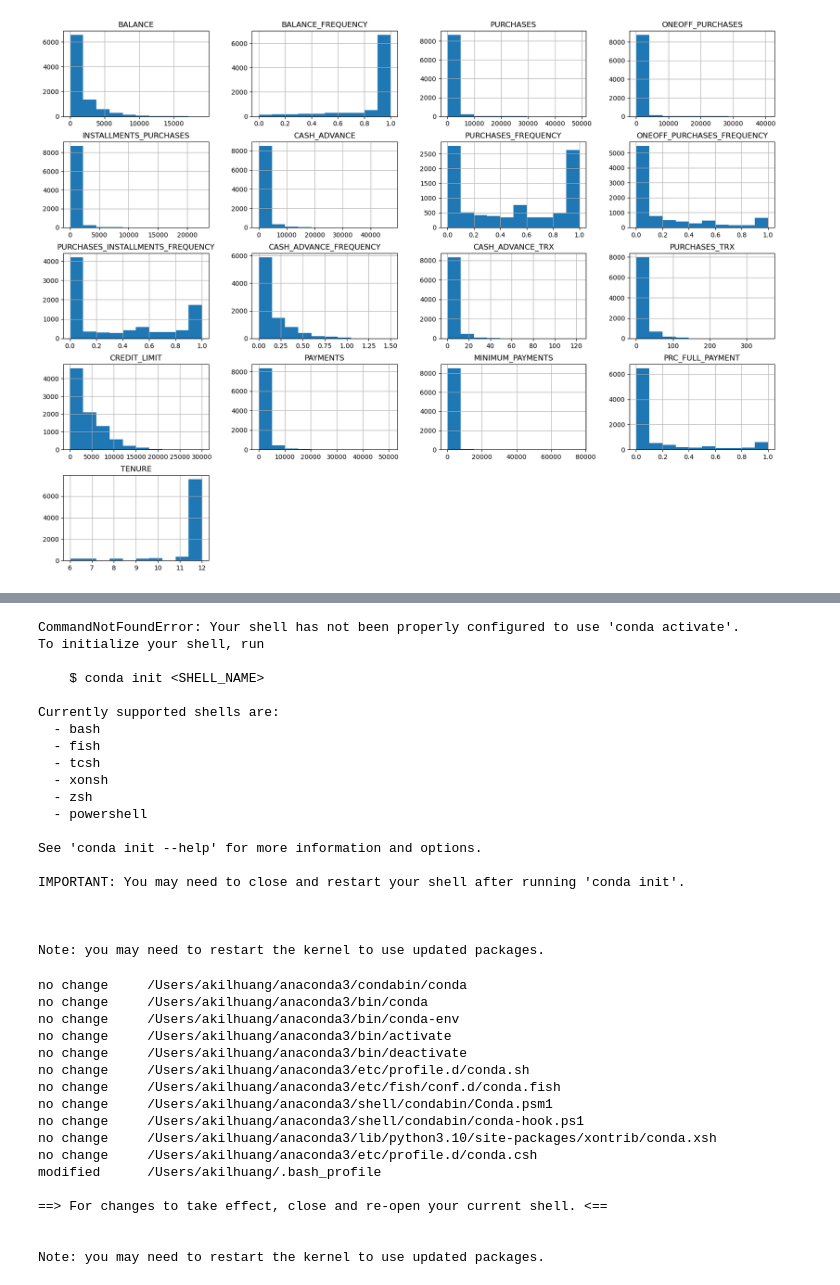
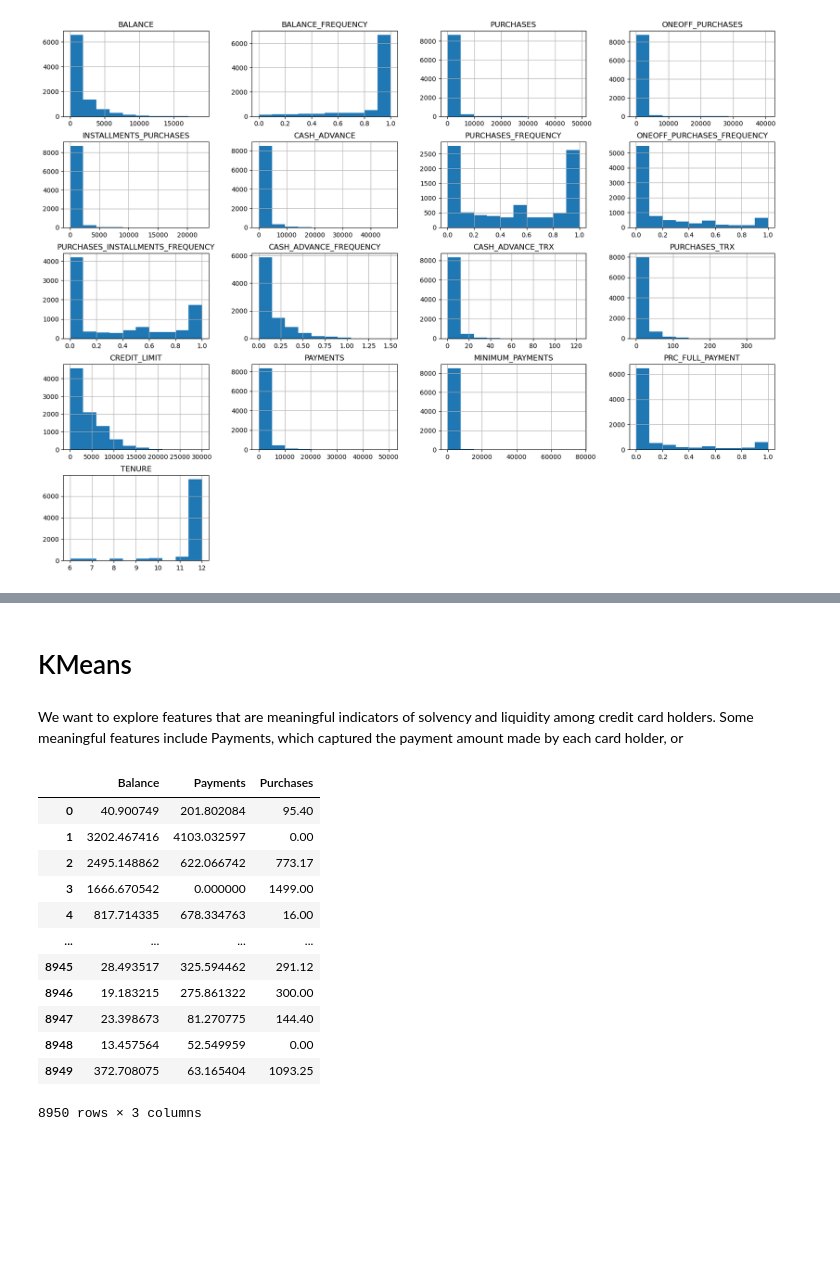
Before and after one commit to akil-h/CC_Clustering, a Jupyter notebook: script.ipynb, the cells around one changed output, grey strips where cells are left out. Saved outputs shown, nothing was run; the diff lists cells and outputs as text; code cells hidden in the pictures; blank space fills up the shorter version.

```diff
--- a/script.ipynb
+++ b/script.ipynb
@@ -146,23 +121,0 @@ Note: you may need to restart the kernel to use updated packages.
-# %%
-conda activate pycaret_env
-# %% [output]
-CommandNotFoundError: Your shell has not been properly configured to use 'conda activate'.
-To initialize your shell, run
-
-    $ conda init <SHELL_NAME>
-
-Currently supported shells are:
-  - bash
-  - fish
-  - tcsh
-  - xonsh
-  - zsh
-  - powershell
-
-See 'conda init --help' for more information and options.
-
-IMPORTANT: You may need to close and restart your shell after running 'conda init'.
-
-
-
-Note: you may need to restart the kernel to use updated packages.
@@ -171,20 +122,22 @@ conda init
-# %%
-conda init bash
-# %% [output]
-no change     /Users/akilhuang/anaconda3/condabin/conda
-no change     /Users/akilhuang/anaconda3/bin/conda
-no change     /Users/akilhuang/anaconda3/bin/conda-env
-no change     /Users/akilhuang/anaconda3/bin/activate
-no change     /Users/akilhuang/anaconda3/bin/deactivate
-no change     /Users/akilhuang/anaconda3/etc/profile.d/conda.sh
-no change     /Users/akilhuang/anaconda3/etc/fish/conf.d/conda.fish
-no change     /Users/akilhuang/anaconda3/shell/condabin/Conda.psm1
-no change     /Users/akilhuang/anaconda3/shell/condabin/conda-hook.ps1
-no change     /Users/akilhuang/anaconda3/lib/python3.10/site-packages/xontrib/conda.xsh
-no change     /Users/akilhuang/anaconda3/etc/profile.d/conda.csh
-modified      /Users/akilhuang/.bash_profile
-
-==> For changes to take effect, close and re-open your current shell. <==
-
-
-Note: you may need to restart the kernel to use updated packages.
+# %% [markdown]
+# KMeans
+# %% [markdown]
+We want to explore features that are meaningful indicators of solvency and liquidity among credit card holders. Some meaningful features include Payments, which captured the payment amount made by each card holder, or
+# %%
+clustered_dataset = imp_data[['BALANCE', 'PAYMENTS', 'PURCHASES']].rename(columns = {'BALANCE': 'Balance', 'PAYMENTS': 'Payments', 'PURCHASES': "Purchases"})
+# %%
+clustered_dataset
+# %% [output]
+|  | Balance | Payments | Purchases |
+| 0 | 40.900749 | 201.802084 | 95.40 |
+| 1 | 3202.467416 | 4103.032597 | 0.00 |
+| 2 | 2495.148862 | 622.066742 | 773.17 |
+| 3 | 1666.670542 | 0.000000 | 1499.00 |
+| 4 | 817.714335 | 678.334763 | 16.00 |
+| ... | ... | ... | ... |
+| 8945 | 28.493517 | 325.594462 | 291.12 |
+| 8946 | 19.183215 | 275.861322 | 300.00 |
+| 8947 | 23.398673 | 81.270775 | 144.40 |
+| 8948 | 13.457564 | 52.549959 | 0.00 |
+| 8949 | 372.708075 | 63.165404 | 1093.25 |
+8950 rows × 3 columns
```
Also changed, not shown: parts of 17 cells of this notebook, 1 other file.
